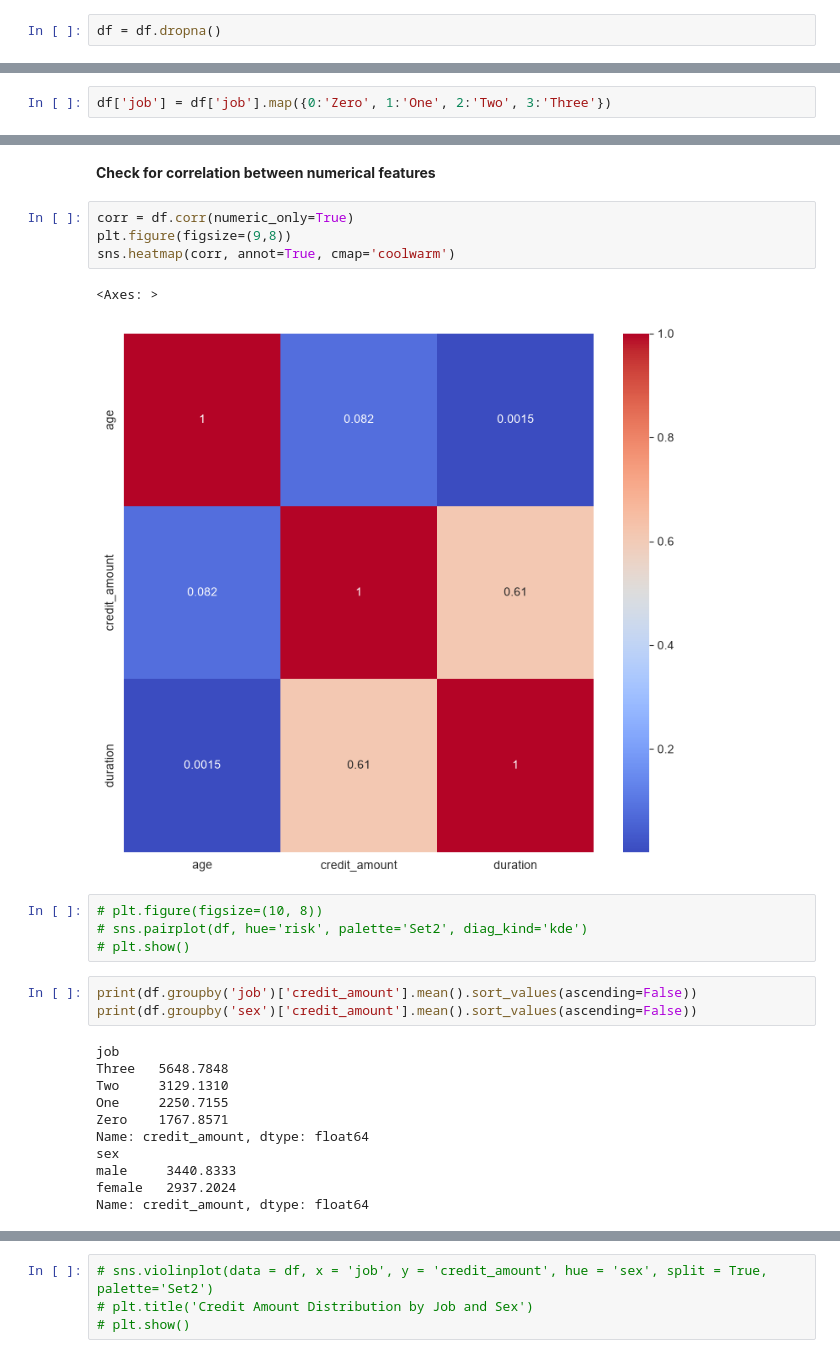
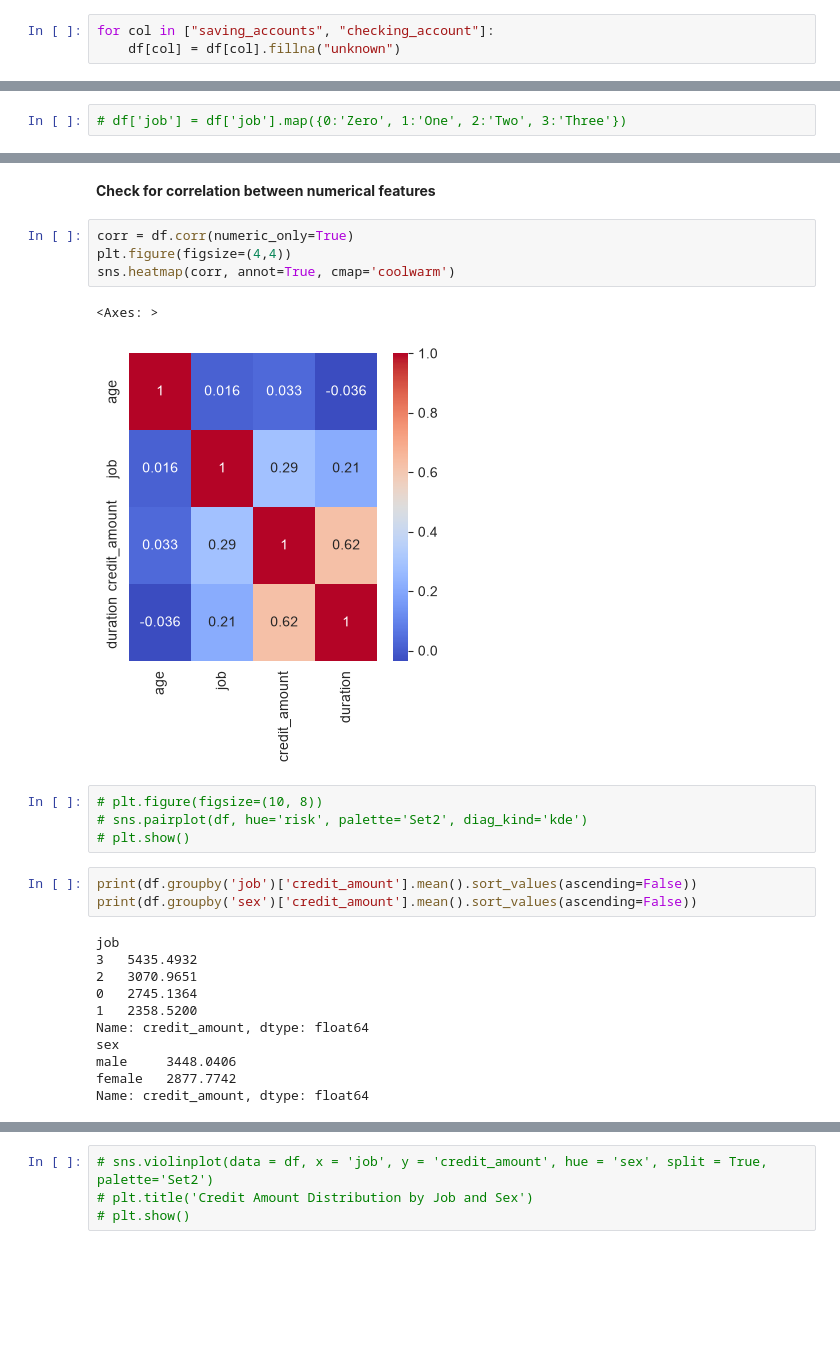
Before and after one commit to th3realAyo/credit-risk, a Jupyter notebook: script.ipynb, the cells around one changed output, grey strips where cells are left out. Cells and saved outputs as stored; diff of their text form; blank space fills up the shorter version.

```diff
--- a/script.ipynb
+++ b/script.ipynb
@@ -169,12 +169,13 @@ print(df.columns)
 Index(['unnamed:_0', 'age', 'sex', 'job', 'housing', 'saving_accounts',
        'checking_account', 'credit_amount', 'duration', 'purpose', 'risk'],
       dtype='object')
-# %%
-df = df.dropna()
+# %%
+for col in ["saving_accounts", "checking_account"]:
+    df[col] = df[col].fillna("unknown")
 # %%
 df = df.drop(columns='unnamed:_0')
 # %%
-df['job'] = df['job'].map({0:'Zero', 1:'One', 2:'Two', 3:'Three'})
+# df['job'] = df['job'].map({0:'Zero', 1:'One', 2:'Two', 3:'Three'})
 # %% [markdown]
 **Separate Categories**
 # %%
@@ -334,11 +322,11 @@ plt.show()
 **Check for correlation between numerical features**
 # %%
 corr = df.corr(numeric_only=True)
-plt.figure(figsize=(9,8))
+plt.figure(figsize=(4,4))
 sns.heatmap(corr, annot=True, cmap='coolwarm')
 # %% [output]
 <Axes: >
-[figure, old version]
+[figure, new version]
 # %%
 # plt.figure(figsize=(10, 8))
 # sns.pairplot(df, hue='risk', palette='Set2', diag_kind='kde')
@@ -348,14 +336,14 @@ print(df.groupby('job')['credit_amount'].mean().sort_values(ascending=False))
 print(df.groupby('sex')['credit_amount'].mean().sort_values(ascending=False))
 # %% [output]
 job
-Three   5648.7848
-Two     3129.1310
-One     2250.7155
-Zero    1767.8571
+3   5435.4932
+2   3070.9651
+0   2745.1364
+1   2358.5200
 Name: credit_amount, dtype: float64
 sex
-male     3440.8333
-female   2937.2024
+male     3448.0406
+female   2877.7742
 Name: credit_amount, dtype: float64
 # %%
 pd.pivot_table(df, values='credit_amount', index='housing', columns='purpose').T
```
Also changed, not shown: parts of 36 cells of this notebook.
